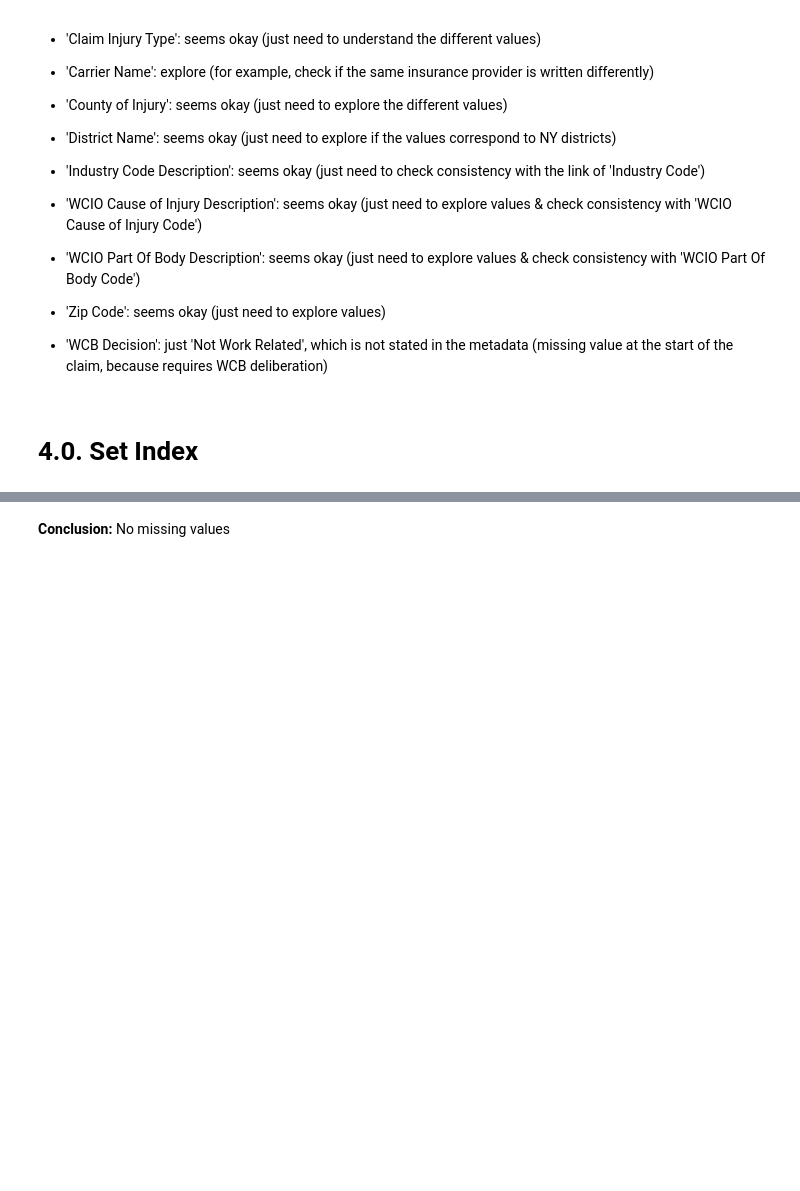
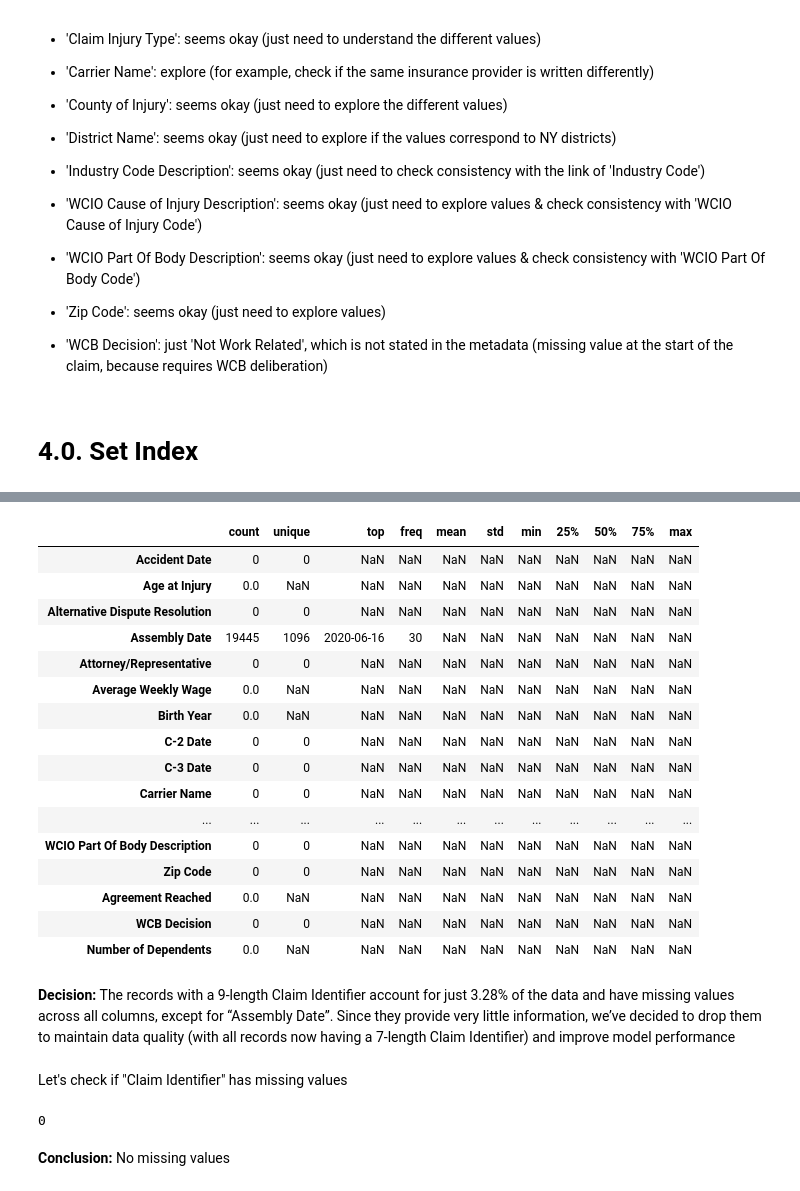
Before and after one commit to mgalao/machine-learning-project, a Jupyter notebook: project/Homework_Group38.ipynb, the cells around one changed output, grey strips where cells are left out. Cells and saved outputs as stored; diff of their text form; code cells hidden in the pictures; blank space fills up the shorter version.

```diff
--- a/project/Homework_Group38.ipynb
+++ b/project/Homework_Group38.ipynb
@@ -234,0 +322,4 @@ First, let's check if "Claim Identifier" is appropriate for index
+# %%
+# Filter rows by length of 'Claim Identifier' (7 or 9 characters)
+claim_id_7_length = df_train[df_train['Claim Identifier'].astype(str).apply(len) == 7]
+claim_id_9_length = df_train[df_train['Claim Identifier'].astype(str).apply(len) == 9]
@@ -234,0 +362,22 @@ First, let's check if "Claim Identifier" is appropriate for index
+# %%
+claim_id_9_length.describe(include='all').T
+# %% [output]
+|  | count | unique | top | freq | mean | std | min | 25% | 50% | 75% | max |
+| Accident Date | 0 | 0 | NaN | NaN | NaN | NaN | NaN | NaN | NaN | NaN | NaN |
+| Age at Injury | 0.0 | NaN | NaN | NaN | NaN | NaN | NaN | NaN | NaN | NaN | NaN |
+| Alternative Dispute Resolution | 0 | 0 | NaN | NaN | NaN | NaN | NaN | NaN | NaN | NaN | NaN |
+| Assembly Date | 19445 | 1096 | 2020-06-16 | 30 | NaN | NaN | NaN | NaN | NaN | NaN | NaN |
+| Attorney/Representative | 0 | 0 | NaN | NaN | NaN | NaN | NaN | NaN | NaN | NaN | NaN |
+| Average Weekly Wage | 0.0 | NaN | NaN | NaN | NaN | NaN | NaN | NaN | NaN | NaN | NaN |
+| Birth Year | 0.0 | NaN | NaN | NaN | NaN | NaN | NaN | NaN | NaN | NaN | NaN |
+| C-2 Date | 0 | 0 | NaN | NaN | NaN | NaN | NaN | NaN | NaN | NaN | NaN |
+| C-3 Date | 0 | 0 | NaN | NaN | NaN | NaN | NaN | NaN | NaN | NaN | NaN |
+| Carrier Name | 0 | 0 | NaN | NaN | NaN | NaN | NaN | NaN | NaN | NaN | NaN |
+| ... | ... | ... | ... | ... | ... | ... | ... | ... | ... | ... | ... |
+| WCIO Part Of Body Description | 0 | 0 | NaN | NaN | NaN | NaN | NaN | NaN | NaN | NaN | NaN |
+| Zip Code | 0 | 0 | NaN | NaN | NaN | NaN | NaN | NaN | NaN | NaN | NaN |
+| Agreement Reached | 0.0 | NaN | NaN | NaN | NaN | NaN | NaN | NaN | NaN | NaN | NaN |
+| WCB Decision | 0 | 0 | NaN | NaN | NaN | NaN | NaN | NaN | NaN | NaN | NaN |
+| Number of Dependents | 0.0 | NaN | NaN | NaN | NaN | NaN | NaN | NaN | NaN | NaN | NaN |
+# %% [markdown]
+**Decision:** The records with a 9-length Claim Identifier account for just 3.28% of the data and have missing values across all columns, except for “Assembly Date”. Since they provide very little information, we’ve decided to drop them to maintain data quality (with all records now having a 7-length Claim Identifier) and improve model performance
@@ -235,4 +386,8 @@ First, let's check if "Claim Identifier" is appropriate for index
+# %% [markdown]
+Let's check if "Claim Identifier" has missing values
 # %%
-df_train["Claim Identifier"].isna().sum()
+df_train_no_claim_id_9_length["Claim Identifier"].isna().sum()
+# %% [output]
+0
 # %% [markdown]
 **Conclusion:** No missing values
```
Also changed, not shown: parts of 108 cells of this notebook.
